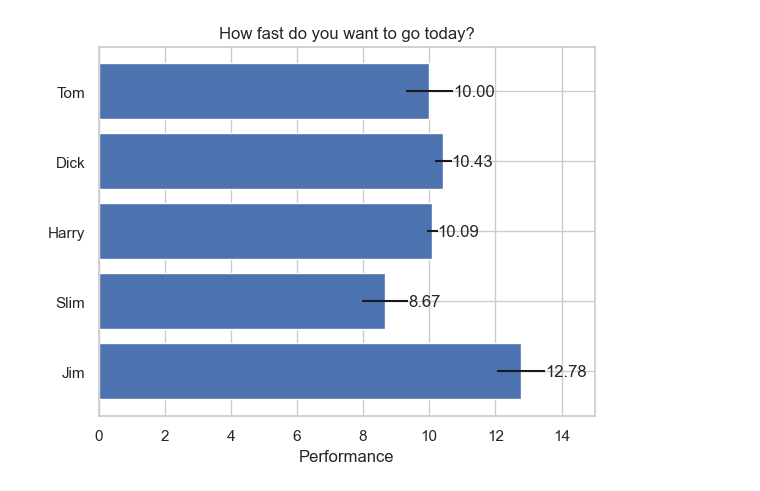
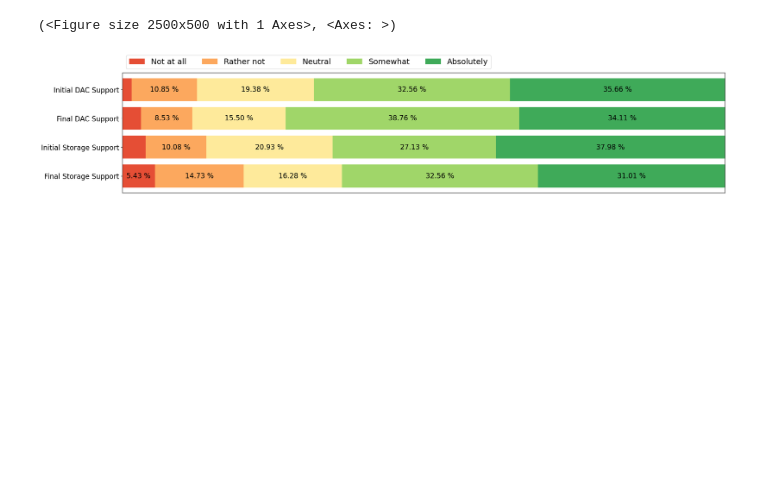
Before and after one commit to climate-service-center/dacstore, a Jupyter notebook: dacstore/poster-plots.ipynb, the cells around one changed output. Saved outputs shown, nothing was run; the diff lists cells and outputs as text; code cells hidden in the pictures; blank space fills up the shorter version.

```diff
--- a/dacstore/poster-plots.ipynb
+++ b/dacstore/poster-plots.ipynb
@@ -104,24 +120,0 @@ plt.show()
-# %%
-import matplotlib.pyplot as plt
-import seaborn as sns
-
-sns.set_theme(style="whitegrid")
-
-# Initialize the matplotlib figure
-f, ax = plt.subplots(figsize=(6, 15))
-
-# Load the example car crash dataset
-crashes = sns.load_dataset("car_crashes").sort_values("total", ascending=False)
-
-# Plot the total crashes
-sns.set_color_codes("pastel")
-sns.barplot(x="total", y="abbrev", data=crashes, label="Total", color="b")
-
-# Plot the crashes where alcohol was involved
-sns.set_color_codes("muted")
-sns.barplot(x="alcohol", y="abbrev", data=crashes, label="Alcohol-involved", color="b")
-
-# Add a legend and informative axis label
-ax.legend(ncol=2, loc="lower right", frameon=True)
-ax.set(xlim=(0, 24), ylabel="", xlabel="Automobile collisions per billion miles")
-sns.despine(left=True, bottom=True)
@@ -212,25 +121,22 @@ plt.show()
-# %%
-# Fixing random state for reproducibility
-np.random.seed(19680801)
-
-# Example data
-people = ('Tom', 'Dick', 'Harry', 'Slim', 'Jim')
-y_pos = np.arange(len(people))
-performance = 3 + 10 * np.random.rand(len(people))
-error = np.random.rand(len(people))
-
-fig, ax = plt.subplots()
-
-hbars = ax.barh(y_pos, performance, xerr=error, align='center')
-ax.set_yticks(y_pos, labels=people)
-ax.invert_yaxis()  # labels read top-to-bottom
-ax.set_xlabel('Performance')
-ax.set_title('How fast do you want to go today?')
-
-# Label with specially formatted floats
-ax.bar_label(hbars, fmt='%.2f')
-ax.set_xlim(right=15)  # adjust xlim to fit labels
-
-plt.show()
-# %% [output]
-[figure, removed]
+# %%
+acceptance = [
+    "Initial DAC Support",
+    "Final DAC Support",
+    "Initial Storage Support",
+    "Final Storage Support"
+]
+
+acceptance = df[acceptance].dropna()
+
+category_names = categories["support_en"]
+counts = value_counts(acceptance)
+results = to_results(counts, category_names, labels)
+
+colors=["red", "orange", "lightyellow", "greenyellow", "limegreen"]
+colors = [red, orange, yellow, lightgreen, green]
+
+survey(results, category_names, colors=colors)
+#plt.show()
+# %% [output]
+(<Figure size 2500x500 with 1 Axes>, <Axes: >)
+[figure, added]
```
Also changed, not shown: parts of 11 cells of this notebook, 3 other files.
